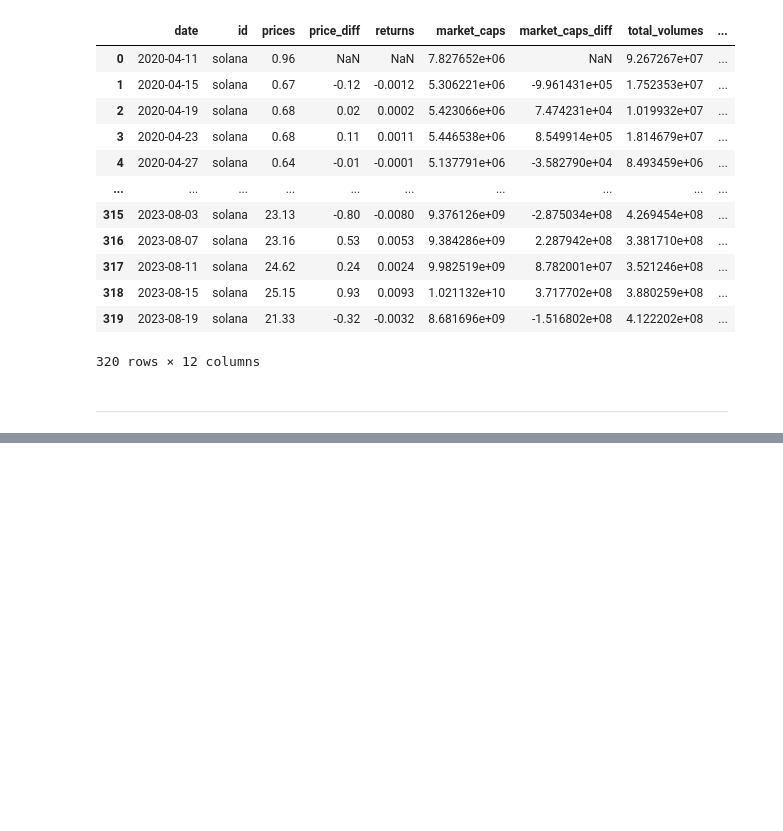
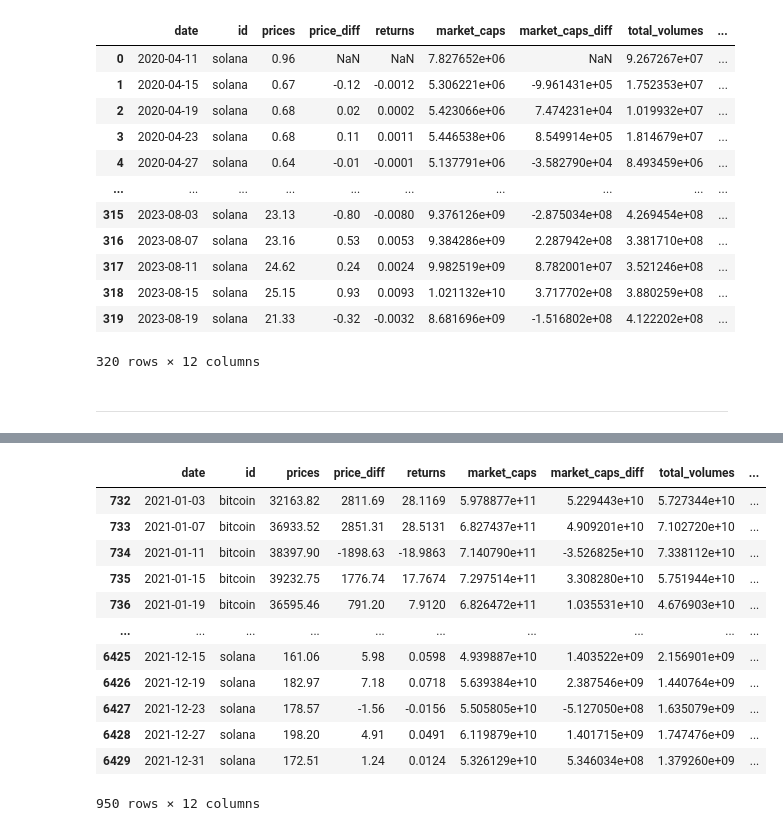
Before and after one commit to gdelrio0410/PI_2_Cryptocurrency_Market_DA, a Jupyter notebook: ETL/coins_information.ipynb, the cells around one changed output, grey strips where cells are left out. Drawn from its saved outputs; the diff is of its cells as text; code cells hidden in the pictures; blank space fills up the shorter version.

```diff
--- a/ETL/coins_information.ipynb
+++ b/ETL/coins_information.ipynb
@@ -539,0 +642,22 @@ solana_df
+# %%
+# Filtrar los registros del año 2021
+coins_df_2021 = all_df[all_df["date"].dt.year == 2021]
+
+# Exportar DataFrame a un archivo CSV
+coins_df_2021.to_csv('../Dataframes/coins_df_2021.csv', index=False)
+
+coins_df_2021
+# %% [output]
+|  | date | id | prices | price_diff | returns | market_caps | market_caps_diff | total_volumes | ... |
+| 732 | 2021-01-03 | bitcoin | 32163.82 | 2811.69 | 28.1169 | 5.978877e+11 | 5.229443e+10 | 5.727344e+10 | ... |
+| 733 | 2021-01-07 | bitcoin | 36933.52 | 2851.31 | 28.5131 | 6.827437e+11 | 4.909201e+10 | 7.102720e+10 | ... |
+| 734 | 2021-01-11 | bitcoin | 38397.90 | -1898.63 | -18.9863 | 7.140790e+11 | -3.526825e+10 | 7.338112e+10 | ... |
+| 735 | 2021-01-15 | bitcoin | 39232.75 | 1776.74 | 17.7674 | 7.297514e+11 | 3.308280e+10 | 5.751944e+10 | ... |
+| 736 | 2021-01-19 | bitcoin | 36595.46 | 791.20 | 7.9120 | 6.826472e+11 | 1.035531e+10 | 4.676903e+10 | ... |
+| ... | ... | ... | ... | ... | ... | ... | ... | ... | ... |
+| 6425 | 2021-12-15 | solana | 161.06 | 5.98 | 0.0598 | 4.939887e+10 | 1.403522e+09 | 2.156901e+09 | ... |
+| 6426 | 2021-12-19 | solana | 182.97 | 7.18 | 0.0718 | 5.639384e+10 | 2.387546e+09 | 1.440764e+09 | ... |
+| 6427 | 2021-12-23 | solana | 178.57 | -1.56 | -0.0156 | 5.505805e+10 | -5.127050e+08 | 1.635079e+09 | ... |
+| 6428 | 2021-12-27 | solana | 198.20 | 4.91 | 0.0491 | 6.119879e+10 | 1.401715e+09 | 1.747476e+09 | ... |
+| 6429 | 2021-12-31 | solana | 172.51 | 1.24 | 0.0124 | 5.326129e+10 | 5.346034e+08 | 1.379260e+09 | ... |
+950 rows × 12 columns
```
Also changed, not shown: parts of 13 cells of this notebook, 21 other files.
